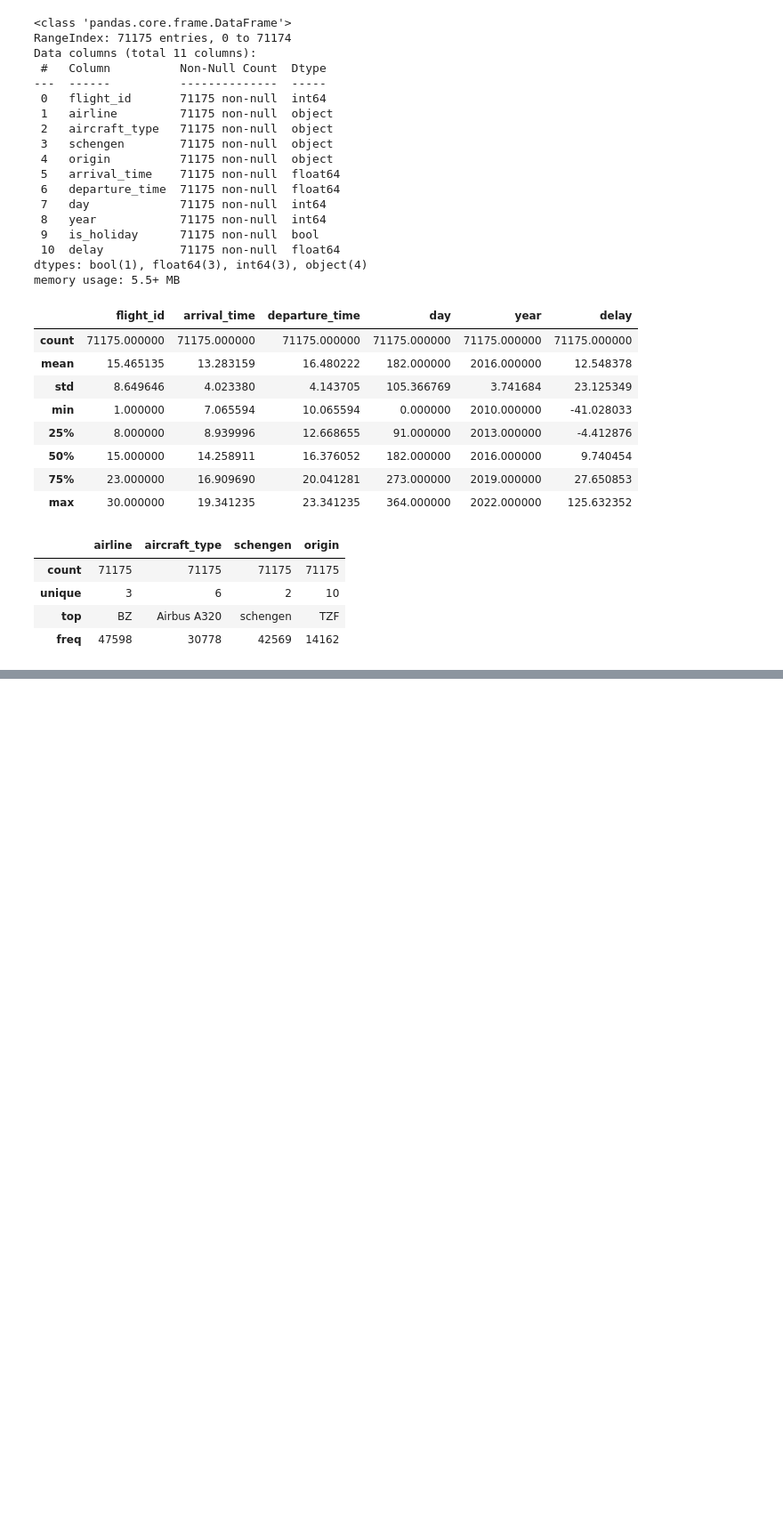
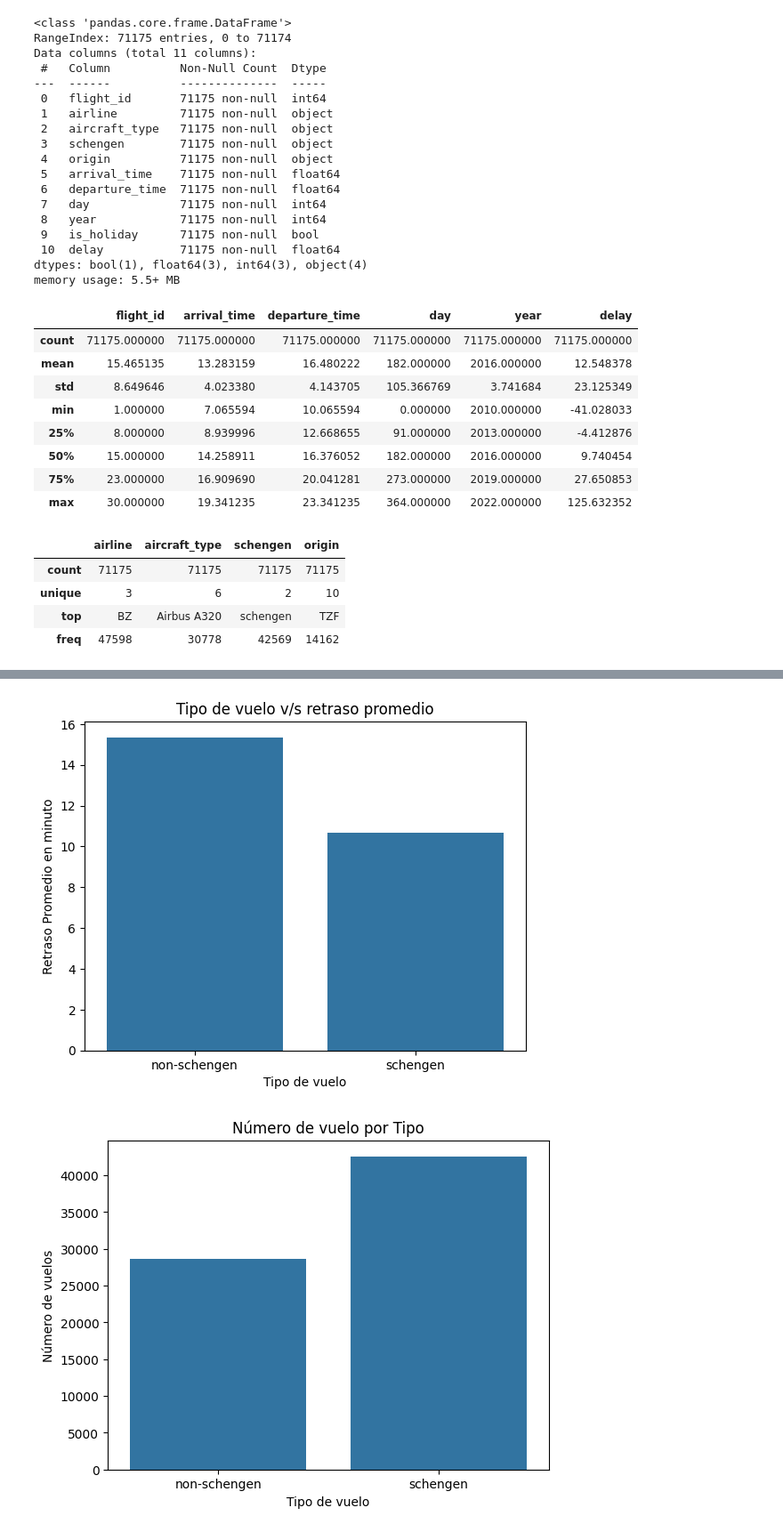
Before and after one commit to Maucho6340/1764-estadistica-con-python-probabilidad-y-muestreo, a Jupyter notebook: optimizacion_aeroportuaria_propio.ipynb, the cells around one changed output, grey strips where cells are left out. Shown: that part at 89% size. Drawn from its saved outputs; the diff is of its cells as text; code cells hidden in the pictures; blank space fills up the shorter version.

```diff
--- a/optimizacion_aeroportuaria_propio.ipynb
+++ b/optimizacion_aeroportuaria_propio.ipynb
@@ -56,0 +78,16 @@ datos.describe(include='O')
+# %%
+avg_delay = datos.groupby('schengen')['delay'].mean().reset_index()
+sns.barplot(x='schengen', y='delay', data=avg_delay)
+plt.title('Tipo de vuelo v/s retraso promedio')
+plt.xlabel('Tipo de vuelo')
+plt.ylabel('Retraso Promedio en minuto')
+plt.show()
+
+sns.countplot(data=datos, x='schengen')
+plt.title('Número de vuelo por Tipo')
+plt.xlabel('Tipo de vuelo')
+plt.ylabel('Número de vuelos')
+plt.show()
+# %% [output]
+[figure, added]
+[figure, added]
```
Also changed, not shown: parts of 29 cells of this notebook.
